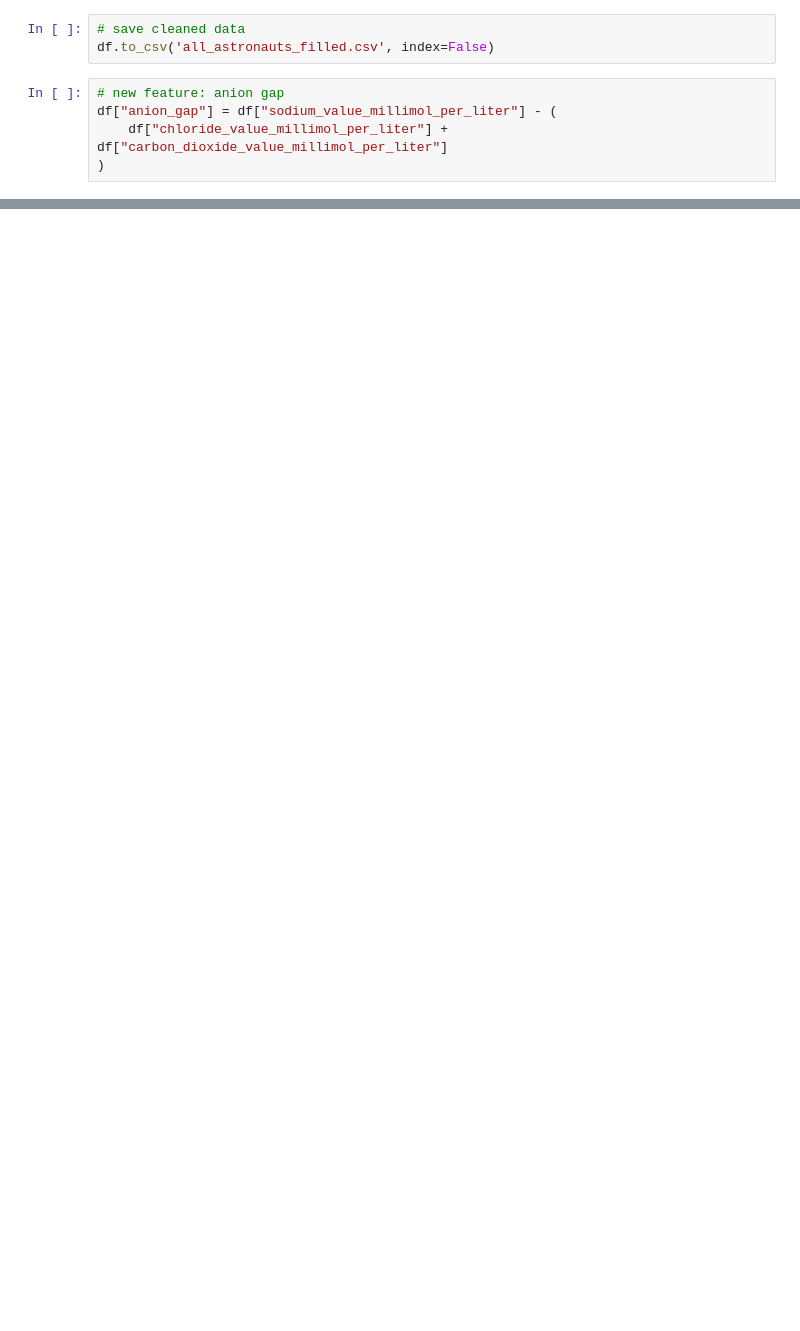
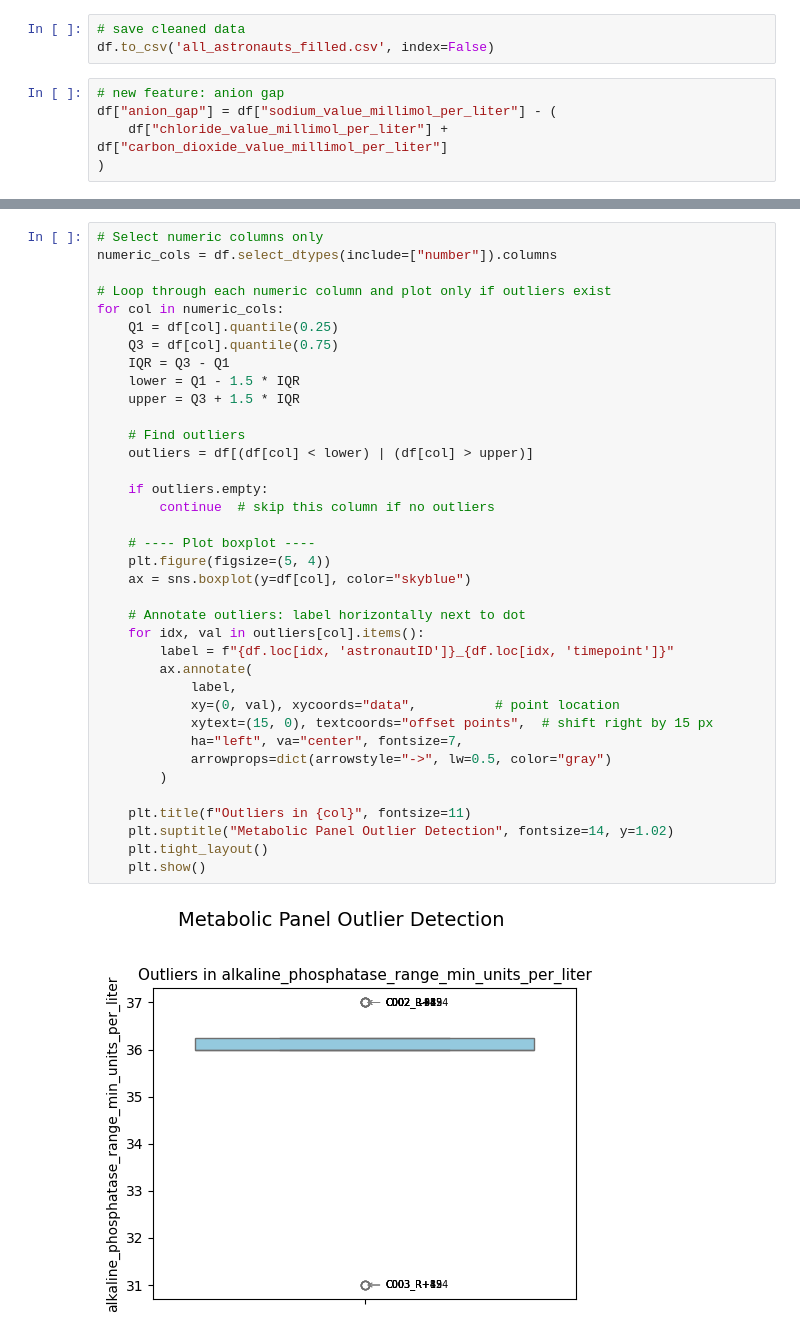
Before and after one commit to DominicTanzillo/Inspiration-Health-Data, a Jupyter notebook: cleaned_data/metabolic_panel_EDA.ipynb, the cells around one changed output, grey strips where cells are left out. Drawn from its saved outputs; the diff is of its cells as text; blank space fills up the shorter version.

Commit message:
added outlier detection using boxplots, added info on preprocessing , missing values imputation and outlier detection using IQR

```diff
--- a/cleaned_data/metabolic_panel_EDA.ipynb
+++ b/cleaned_data/metabolic_panel_EDA.ipynb
@@ -90,0 +104,39 @@ plt.show()
+# %%
+# Select numeric columns only
+numeric_cols = df.select_dtypes(include=["number"]).columns
+
+# Loop through each numeric column and plot only if outliers exist
+for col in numeric_cols:
+    Q1 = df[col].quantile(0.25)
+    Q3 = df[col].quantile(0.75)
+    IQR = Q3 - Q1
+    lower = Q1 - 1.5 * IQR
+    upper = Q3 + 1.5 * IQR
+
+    # Find outliers
+    outliers = df[(df[col] < lower) | (df[col] > upper)]
+
+    if outliers.empty:
+        continue  # skip this column if no outliers
+
+    # ---- Plot boxplot ----
+    plt.figure(figsize=(5, 4))
+    ax = sns.boxplot(y=df[col], color="skyblue")
+
+    # Annotate outliers: label horizontally next to dot
+    for idx, val in outliers[col].items():
+        label = f"{df.loc[idx, 'astronautID']}_{df.loc[idx, 'timepoint']}"
+        ax.annotate(
+            label,
+            xy=(0, val), xycoords="data",          # point location
+            xytext=(15, 0), textcoords="offset points",  # shift right by 15 px
+            ha="left", va="center", fontsize=7,
+            arrowprops=dict(arrowstyle="->", lw=0.5, color="gray")
+        )
+
+    plt.title(f"Outliers in {col}", fontsize=11)
+    plt.suptitle("Metabolic Panel Outlier Detection", fontsize=14, y=1.02)
+    plt.tight_layout()
+    plt.show()
+# %% [output]
+[figure, added]
```
Also changed, not shown: parts of 5 cells of this notebook, 2 other files.
